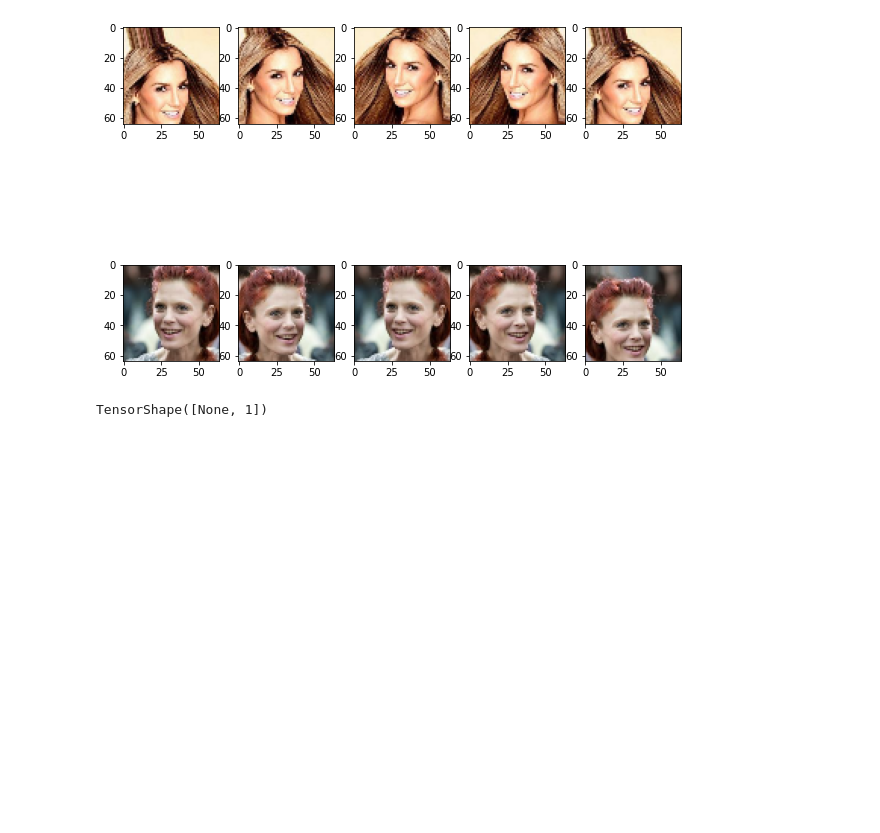
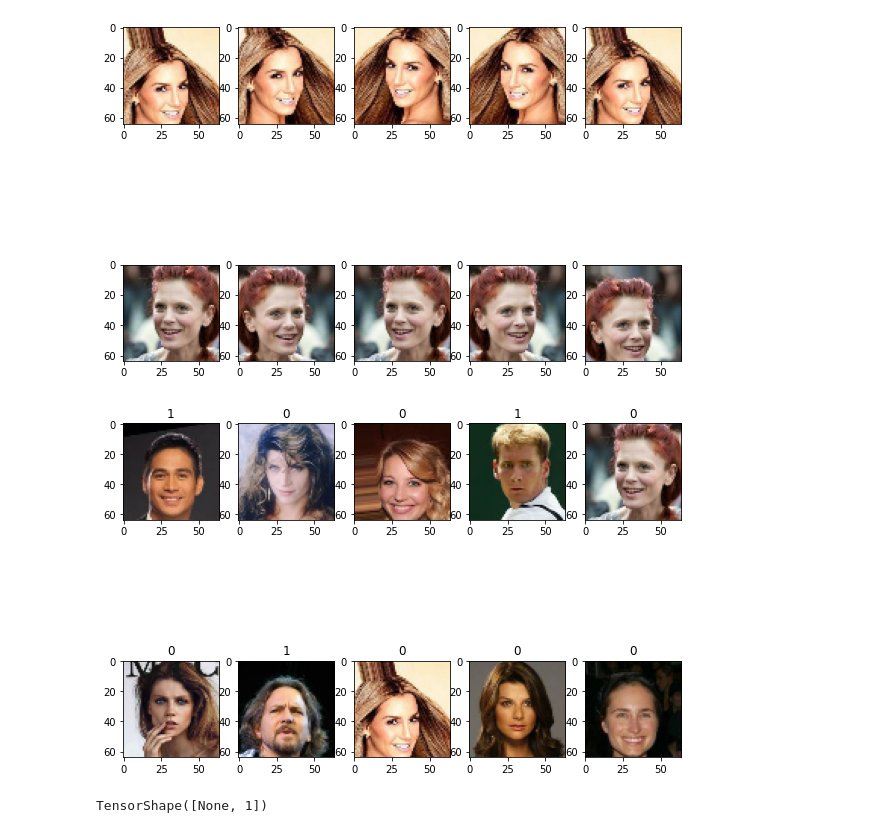
Before and after one commit to BlueElf246/datle2403, a Jupyter notebook: CNN_explained.ipynb, the cells around one changed output. Saved outputs shown, nothing was run; the diff lists cells and outputs as text; code cells hidden in the pictures; blank space fills up the shorter version.

```diff
--- a/CNN_explained.ipynb
+++ b/CNN_explained.ipynb
@@ -231,6 +231,7 @@ file_list=sorted([str(f) for f in file_list.glob('*.jpg')])
 # %%
 import pandas as pd
 df=pd.read_csv('list_attr_celeba.csv')
+df['Male']=df['Male'].replace(-1,0)
 df=dict(df[:100])
 # %%
 def preprocess(path):
@@ -266,8 +267,8 @@ for j,x in enumerate(ex_ds):
 [figure]
 # %%
 import numpy as np
-batch_size=10
-buffer_size=len(dataset)
+batch_size=32
+buffer_size=1000
 image_size=(64,64)
 step_per_epochs=np.ceil(len(dataset)/batch_size)
 ds_train= dataset.map(lambda x: process_data_augmentation(x,size=(image_size), mode='train'))
@@ -277,6 +278,15 @@ ds_train=ds_train.batch(batch_size)
 
 ds_valid= dataset.map(lambda x: process_data_augmentation(x,size=(image_size), mode='valid'))
 ds_valid=ds_valid.batch(batch_size)
+# %%
+ex= ds_train.unbatch().take(10)
+fig=plt.figure(figsize=(10,8))
+for i,x in enumerate(ex):
+  ax=fig.add_subplot(2,5,i+1)
+  ax.set_title(x[1].numpy())
+  ax.imshow(x[0])
+# %% [output]
+[figure, added]
 # %%
 from tensorflow.keras import Sequential
 model= Sequential([
```
Also changed, not shown: parts of 2 cells of this notebook.
